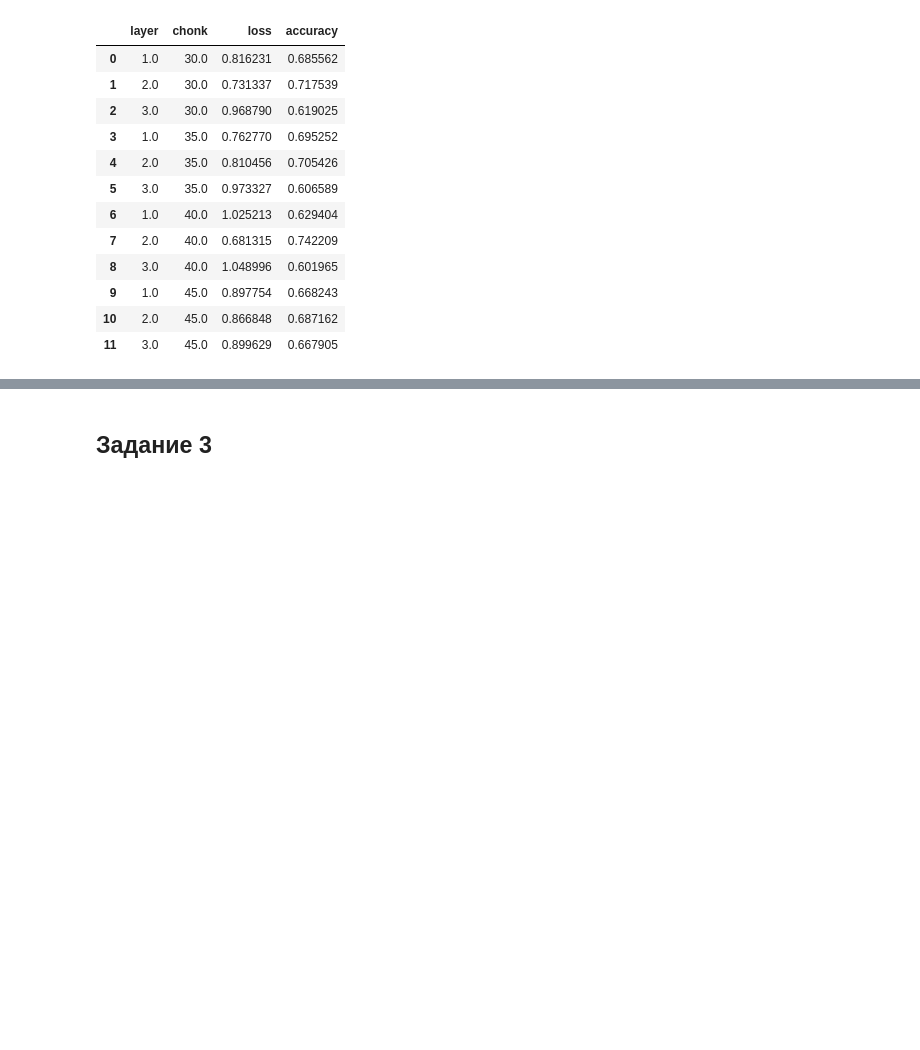
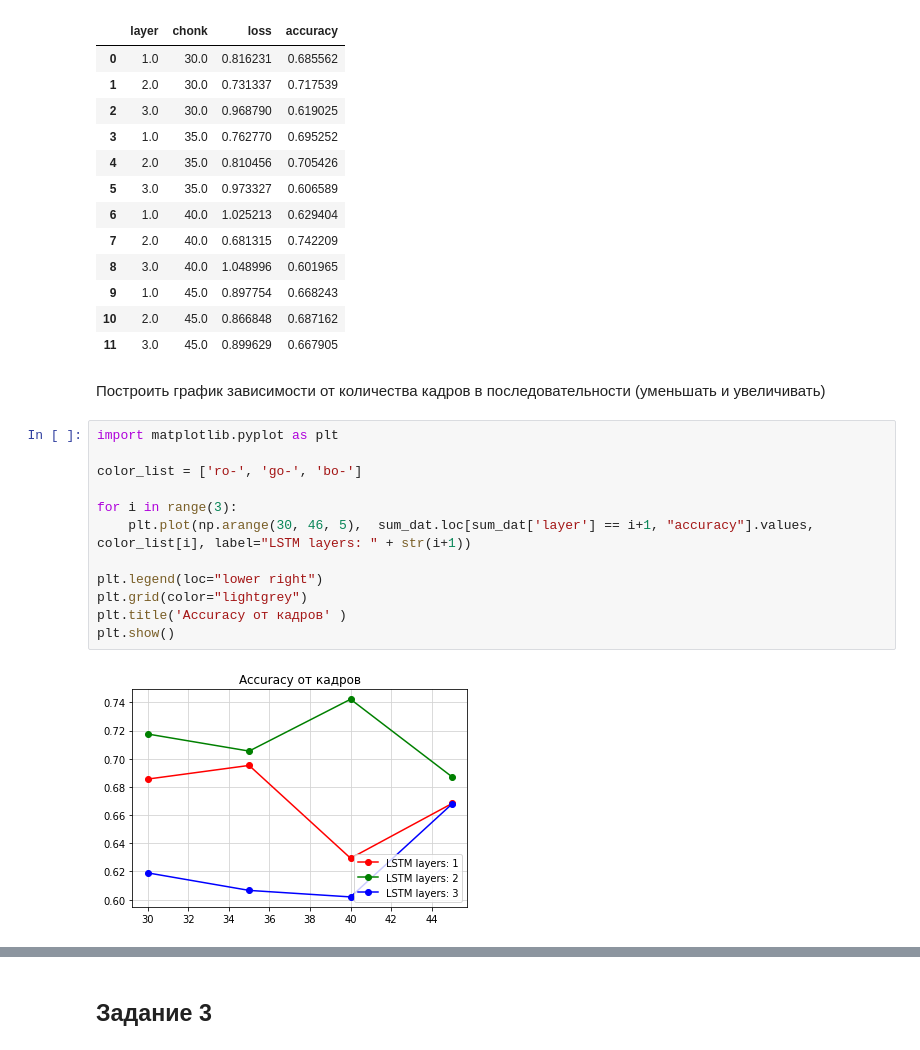
Before and after one commit to VitalyGladyshev/gb_pytorch, a Jupyter notebook: pytorch_hw_02.ipynb, the cells around one changed output, grey strips where cells are left out. Cells and saved outputs as stored; diff of their text form; blank space fills up the shorter version.

```diff
--- a/pytorch_hw_02.ipynb
+++ b/pytorch_hw_02.ipynb
@@ -817,3 +817,19 @@ sum_dat
 | 9 | 1.0 | 45.0 | 0.897754 | 0.668243 |
 | 10 | 2.0 | 45.0 | 0.866848 | 0.687162 |
 | 11 | 3.0 | 45.0 | 0.899629 | 0.667905 |
+# %% [markdown]
+Построить график зависимости от количества кадров в последовательности (уменьшать и увеличивать)
+# %%
+import matplotlib.pyplot as plt
+
+color_list = ['ro-', 'go-', 'bo-']
+
+for i in range(3):
+    plt.plot(np.arange(30, 46, 5),  sum_dat.loc[sum_dat['layer'] == i+1, "accuracy"].values, color_list[i], label="LSTM layers: " + str(i+1))
+
+plt.legend(loc="lower right")
+plt.grid(color="lightgrey")
+plt.title('Accuracy от кадров' )
+plt.show()
+# %% [output]
+[figure, added]
```
Also changed, not shown: parts of 4 cells of this notebook.
